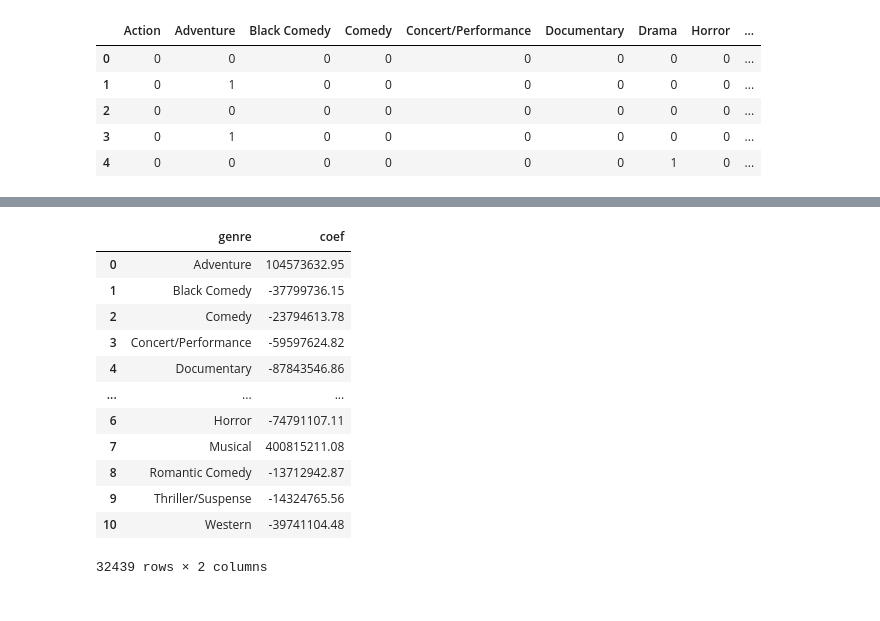
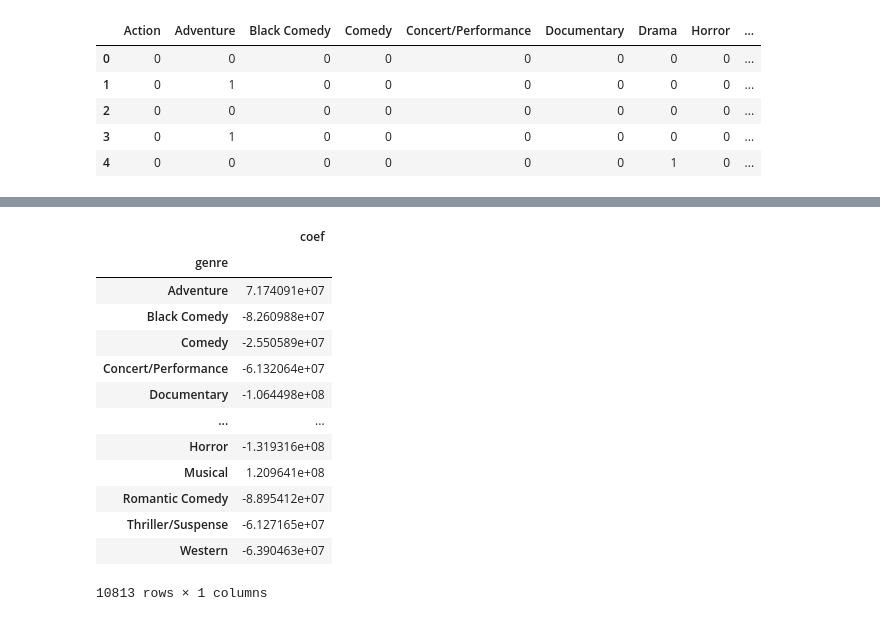
Before and after one commit to IgorBeHolder/Netology, a Jupyter notebook: Netology stats_case_study_linreg_confidence_interval.ipynb, the cells around one changed output, grey strips where cells are left out. Drawn from its saved outputs; the diff is of its cells as text; code cells hidden in the pictures.

Commit message:
HW case study 2023-01-22

```diff
--- a/Netology stats_case_study_linreg_confidence_interval.ipynb
+++ b/Netology stats_case_study_linreg_confidence_interval.ipynb
@@ -13,13 +14,16 @@
 import pandas as pd
 import numpy as np
 import seaborn as sns
+import plotly.express as px
+import matplotlib.pyplot as plt
+import scipy.stats as stats
 
 # подавляем scientific notation
-np.set_printoptions(formatter={'all':lambda x: str(x)})
-pd.set_option('display.float_format', lambda x: '%.2f' % x)
+# np.set_printoptions(formatter={'all':lambda x: str(x)})
+# pd.set_option('display.float_format', lambda x: '%.2f' % x)
 
 # увеличием размер визуализаций
-sns.set(rc={'figure.figsize':(12,9)})
+sns.set(rc={'figure.figsize':(12,8)})
 # %%
 # читаем данные
 movies_gross = pd.read_csv('https://raw.githubusercontent.com/obulygin/netology_pyda_files/main/disney_movies_total_gross.csv', parse_dates=['release_date'])
@@ -40,0 +59,3 @@ movies_gross
+# %%
+movies_gross.drop(movies_gross[movies_gross.genre.isna()].index, inplace= True)
+movies_gross.isna().sum()
@@ -189,11 +247,27 @@ coef_df = pd.DataFrame()
 
 # берем много выборок из жанра+доход
 action = []
-for i in range(3000):
+
+
+for i in range(1000):
+
+    # sampling
     genres_by_gross =  movies_gross[['genre', 'inflation_adjusted_gross']].sample(frac=1, replace=True)
+
+    # encode categorical features
     dummies = pd.get_dummies(data=genres_by_gross['genre'], drop_first=True) # drop_first отбросит первый признак (жанр), в нашем случае это Action
+
+    # Fit linear model  (    Training data,   Target values )
     lr = LinearRegression().fit(dummies, genres_by_gross['inflation_adjusted_gross'])
+
+    # lr result output -> zip (dummies.columns, lr.coef_)
     coefs = pd.DataFrame(zip(dummies.columns, lr.coef_))
+
+    # concat results on rows axis (long table)
     coef_df = pd.concat([coef_df, coefs])
+
+    # save  intercept to action list
     action.append(lr.intercept_)
-coef_df.columns = ['genre', 'coef']
+
+    if len(set(dummies.columns)) < 10:
+        print(f'Rare case * only {len(set(coefs[0]))}  features in a sample {genres_by_gross.shape}')
@@ -200,19 +298,20 @@ coef_df.columns = ['genre', 'coef']
 # %%
 # смотрим коэффициенты для всех жанров
-coef_df
+coef_df.set_index('genre')
 # %% [output]
-|  | genre | coef |
-| 0 | Adventure | 104573632.95 |
-| 1 | Black Comedy | -37799736.15 |
-| 2 | Comedy | -23794613.78 |
-| 3 | Concert/Performance | -59597624.82 |
-| 4 | Documentary | -87843546.86 |
-| ... | ... | ... |
-| 6 | Horror | -74791107.11 |
-| 7 | Musical | 400815211.08 |
-| 8 | Romantic Comedy | -13712942.87 |
-| 9 | Thriller/Suspense | -14324765.56 |
-| 10 | Western | -39741104.48 |
+|  | coef |
+| genre |  |
+| Adventure | 7.174091e+07 |
+| Black Comedy | -8.260988e+07 |
+| Comedy | -2.550589e+07 |
+| Concert/Performance | -6.132064e+07 |
+| Documentary | -1.064498e+08 |
+| ... | ... |
+| Horror | -1.319316e+08 |
+| Musical | 1.209641e+08 |
+| Romantic Comedy | -8.895412e+07 |
+| Thriller/Suspense | -6.127165e+07 |
+| Western | -6.390463e+07 |
-32439 rows × 2 columns
+10813 rows × 1 columns
 # %%
 # смотрим intercept (Action)
```
Also changed, not shown: parts of 35 cells of this notebook, 8 other files.
